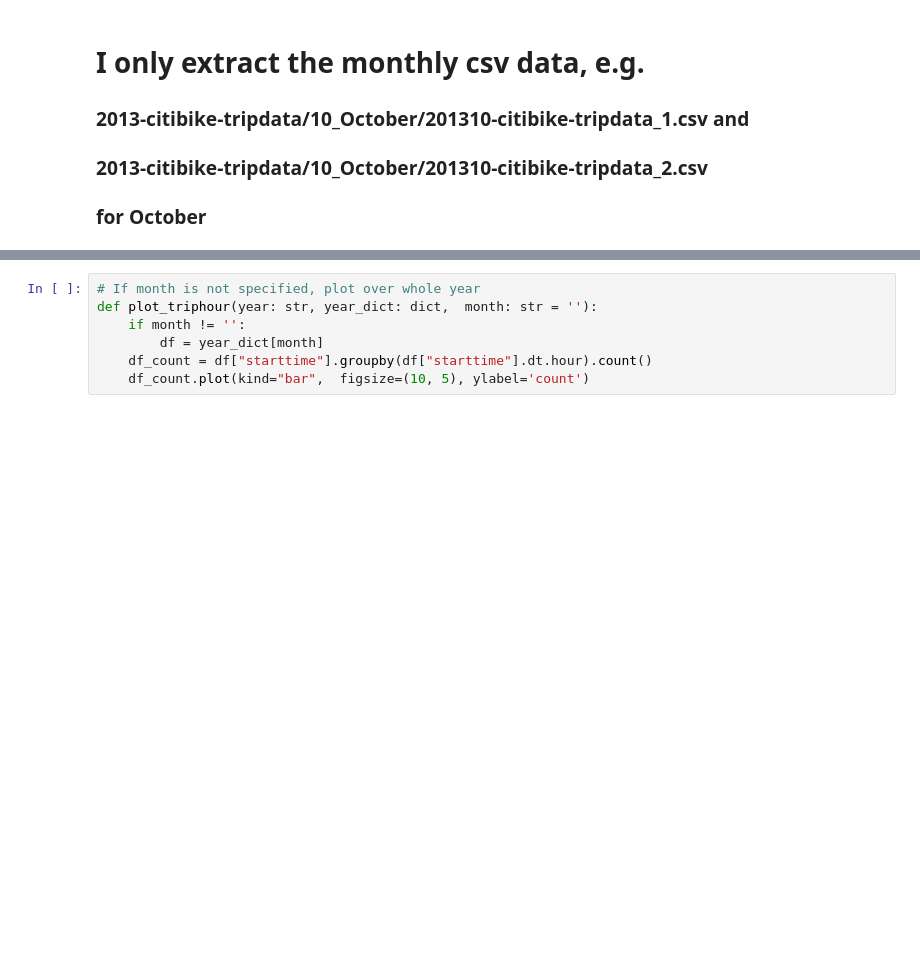
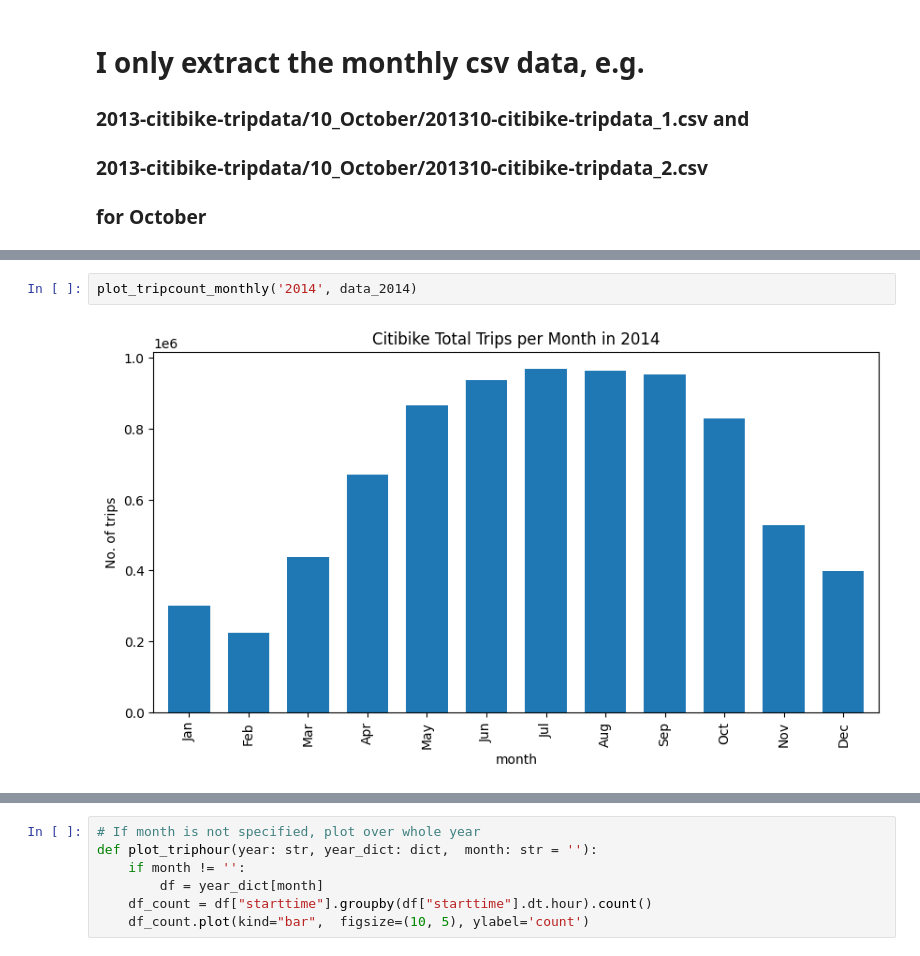
Before and after one commit to joris-de/coding-challenge-AXA, a Jupyter notebook: notebooks/Analysis.ipynb, the cells around one changed output, grey strips where cells are left out. Cells and saved outputs as stored; diff of their text form; blank space fills up the shorter version.

```diff
--- a/notebooks/Analysis.ipynb
+++ b/notebooks/Analysis.ipynb
@@ -239,0 +277,4 @@ plot_tripcount_monthly('2013', data_2013)
+# %%
+plot_tripcount_monthly('2014', data_2014)
+# %% [output]
+[figure, added]
```
Also changed, not shown: parts of 13 cells of this notebook.
